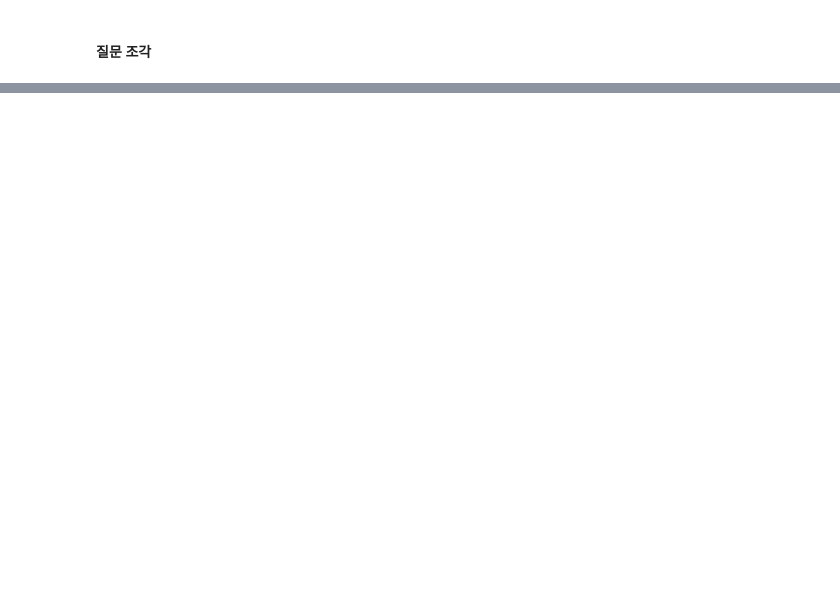
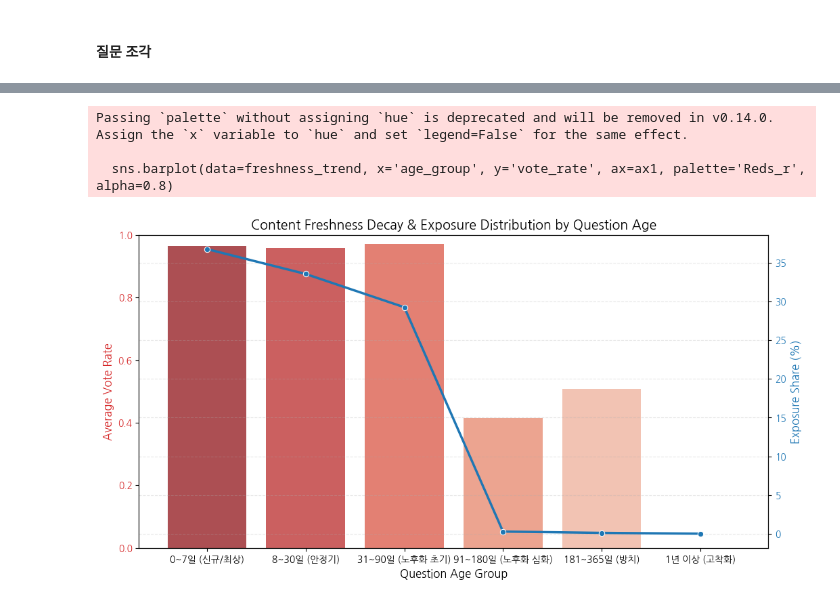
Before and after one commit to DA15-Lab/team3-ping-analytics, a Jupyter notebook: notebooks/Donghee_analysis.ipynb, the cells around one changed output, grey strips where cells are left out. Saved outputs shown, nothing was run; the diff lists cells and outputs as text; code cells hidden in the pictures; blank space fills up the shorter version.

```diff
--- a/notebooks/Donghee_analysis.ipynb
+++ b/notebooks/Donghee_analysis.ipynb
@@ -479,0 +285,5 @@ questions
+# %%
+# is_voted와 is_skipped가 동시에 1인 비정상 데이터(로그 오류) 제거
+question_piece = question_piece[
+    ~((question_piece['is_voted'] == 1) & (question_piece['is_skipped'] == 1))
+]
@@ -548,0 +904,18 @@ plt.show()
+# %%
+# 1. 경과 일수 구간(Bins) 설정 및 라벨링
+bins = [-1, 7, 30, 90, 180, 365, float('inf')]
+labels = ['0~7일 (신규/최상)', '8~30일 (안정기)', '31~90일 (노후화 초기)', '91~180일 (노후화 심화)', '181~365일 (방치)', '1년 이상 (고착화)']
+
+df_analysis['age_group'] = pd.cut(df_analysis['question_age_days'], bins=bins, labels=labels)
+
+# 2. 구간별 총 노출 수, 평균 투표율 집계
+freshness_trend = df_analysis.groupby('age_group', observed=False)['is_voted'].agg(
+    total_exposure='count',
+    vote_rate='mean'
+).reset_index()
+
+# 전체 노출 중 해당 구간이 차지하는 비중(%) 계산
+total_exposures_sum = freshness_trend['total_exposure'].sum()
+freshness_trend['exposure_share'] = (freshness_trend['total_exposure'] / total_exposures_sum) * 100
+
+print(freshness_trend)
@@ -548,0 +930,27 @@ plt.show()
+# %%
+fig, ax1 = plt.subplots(figsize=(12, 6))
+
+# 투표율 추세 (막대 그래프)
+color = 'tab:red'
+ax1.set_xlabel('Question Age Group', fontsize=12)
+ax1.set_ylabel('Average Vote Rate', color=color, fontsize=12)
+sns.barplot(data=freshness_trend, x='age_group', y='vote_rate', ax=ax1, palette='Reds_r', alpha=0.8)
+ax1.tick_params(axis='y', labelcolor=color)
+ax1.set_ylim(0, 1)
+
+# 노출 비중 (선 그래프)
+ax2 = ax1.twinx()
+color = 'tab:blue'
+ax2.set_ylabel('Exposure Share (%)', color=color, fontsize=12)
+sns.lineplot(data=freshness_trend, x='age_group', y='exposure_share', ax=ax2, color=color, marker='o', linewidth=2.5)
+ax2.tick_params(axis='y', labelcolor=color)
+
+plt.title('Content Freshness Decay & Exposure Distribution by Question Age', fontsize=14)
+plt.xticks(rotation=15)
+plt.grid(True, linestyle='--', alpha=0.3)
+plt.show()
+# %% [output]
+Passing `palette` without assigning `hue` is deprecated and will be removed in v0.14.0. Assign the `x` variable to `hue` and set `legend=False` for the same effect.
+
+  sns.barplot(data=freshness_trend, x='age_group', y='vote_rate', ax=ax1, palette='Reds_r', alpha=0.8)
+[figure, added]
```
Also changed, not shown: parts of 103 cells of this notebook, 1 other file.
